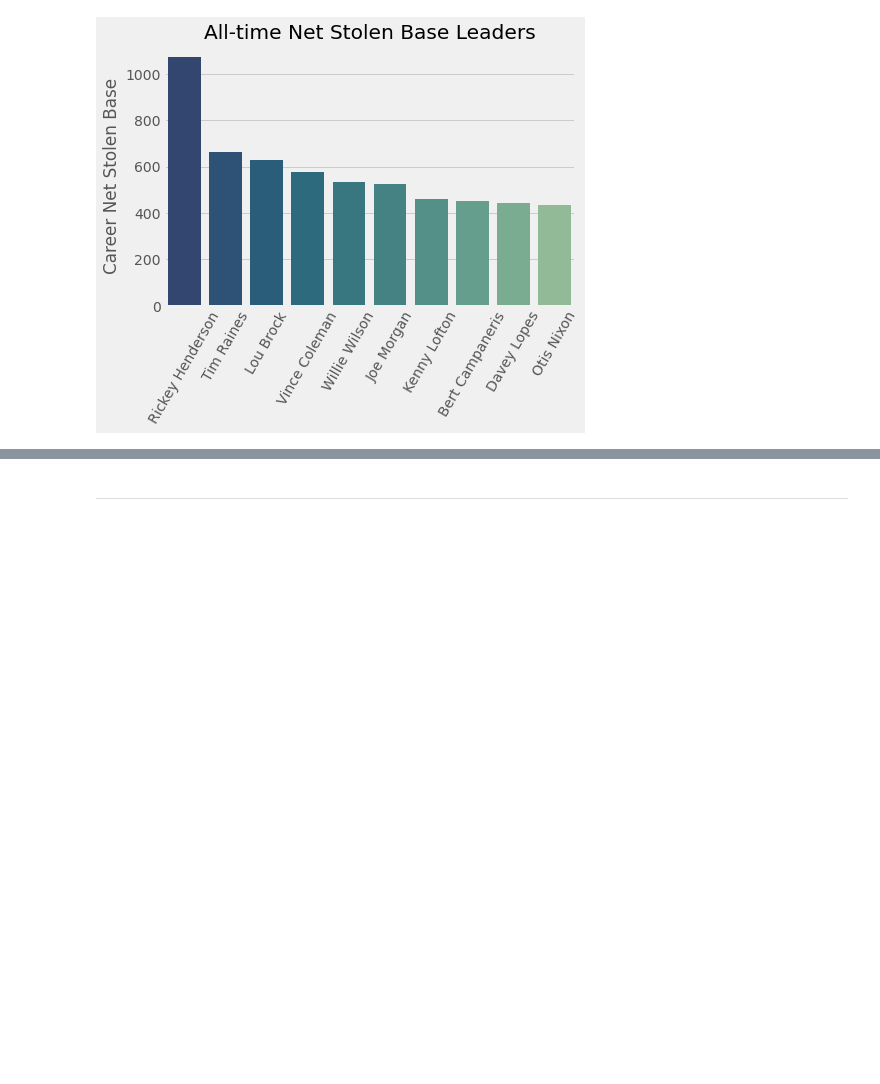
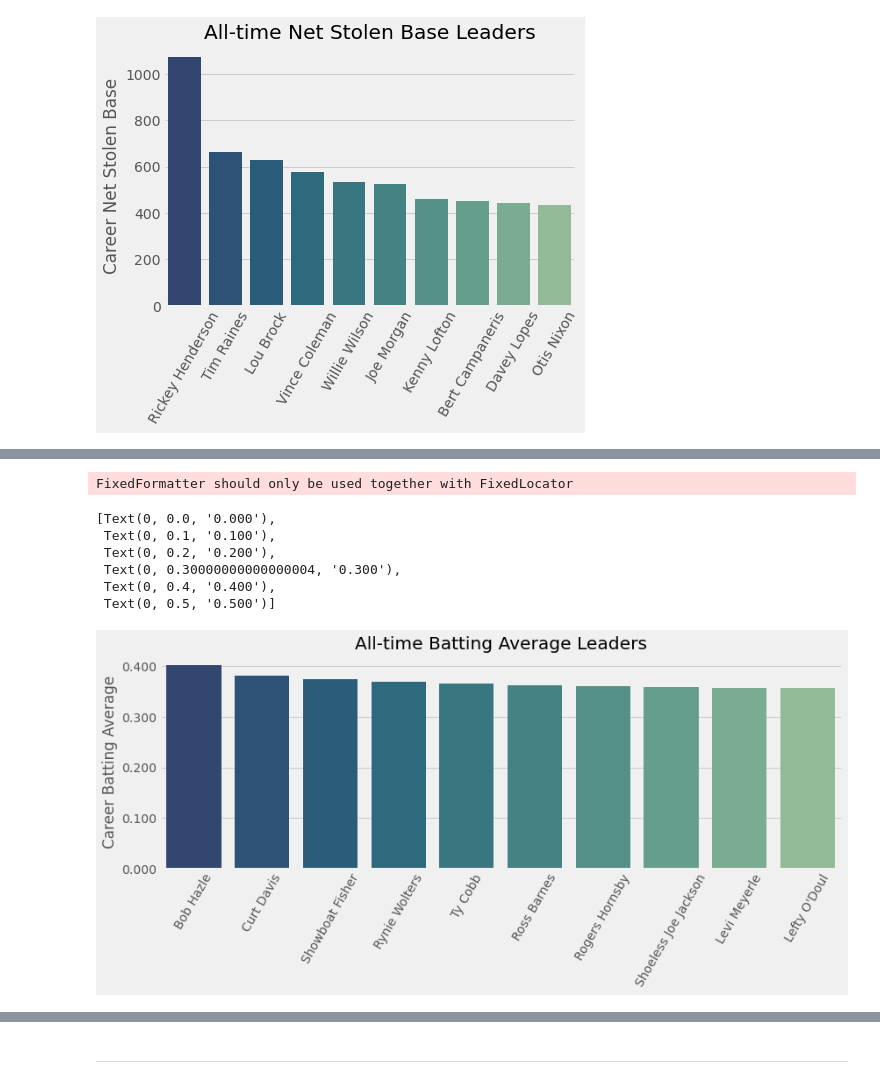
Before and after one commit to zengineering/data, a Jupyter notebook: notebooks/baseball_batting-leaders.ipynb, the cells around one changed output, grey strips where cells are left out. Drawn from its saved outputs; the diff is of its cells as text; code cells hidden in the pictures; blank space fills up the shorter version.

```diff
--- a/notebooks/baseball_batting-leaders.ipynb
+++ b/notebooks/baseball_batting-leaders.ipynb
@@ -463,0 +447,12 @@ bp.update_yaxes(title=f"Batting Average")
+# %%
+bp = leaders_barplot_sns(career_avg_leaders, "Career AVG", stat_label="Batting Average", figsize=(12,6))
+bp.set_yticklabels(['{:.3f}'.format(y) for y in bp.get_yticks()])
+# %% [output]
+FixedFormatter should only be used together with FixedLocator
+[Text(0, 0.0, '0.000'),
+ Text(0, 0.1, '0.100'),
+ Text(0, 0.2, '0.200'),
+ Text(0, 0.30000000000000004, '0.300'),
+ Text(0, 0.4, '0.400'),
+ Text(0, 0.5, '0.500')]
+[figure, added]
```
Also changed, not shown: parts of 31 cells of this notebook.
